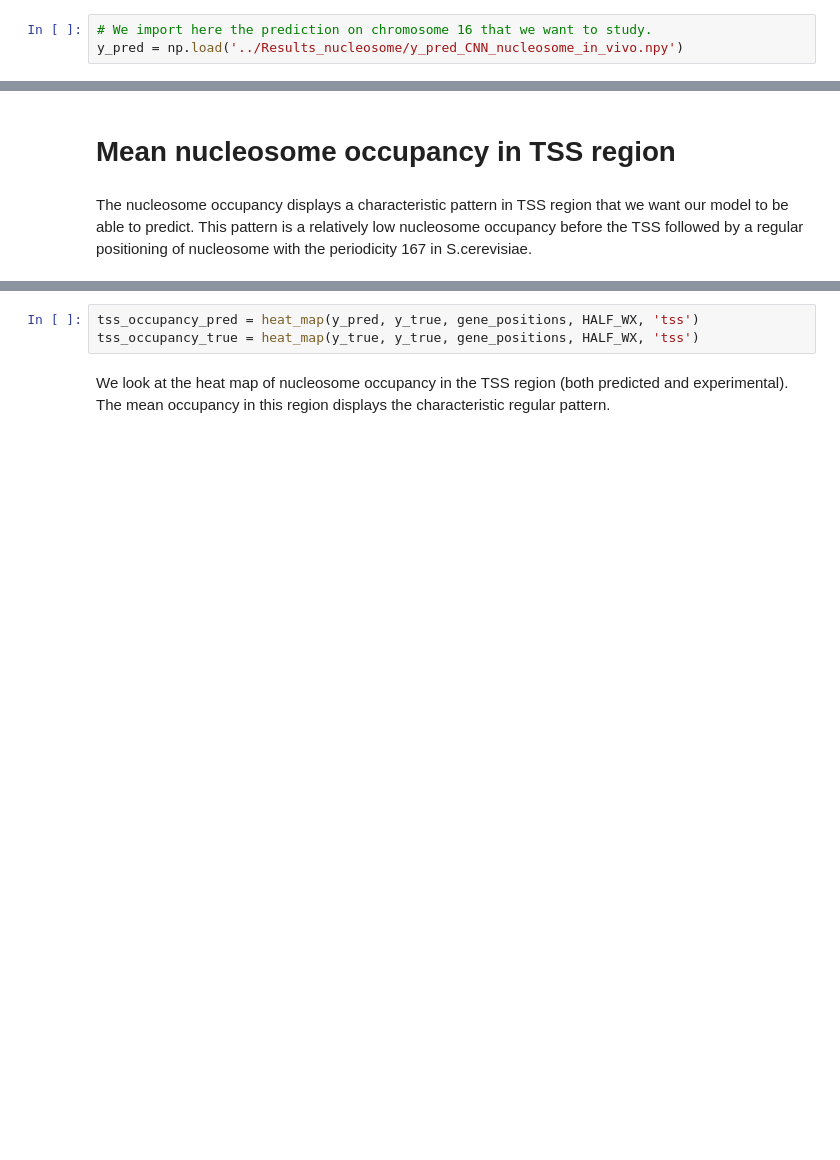
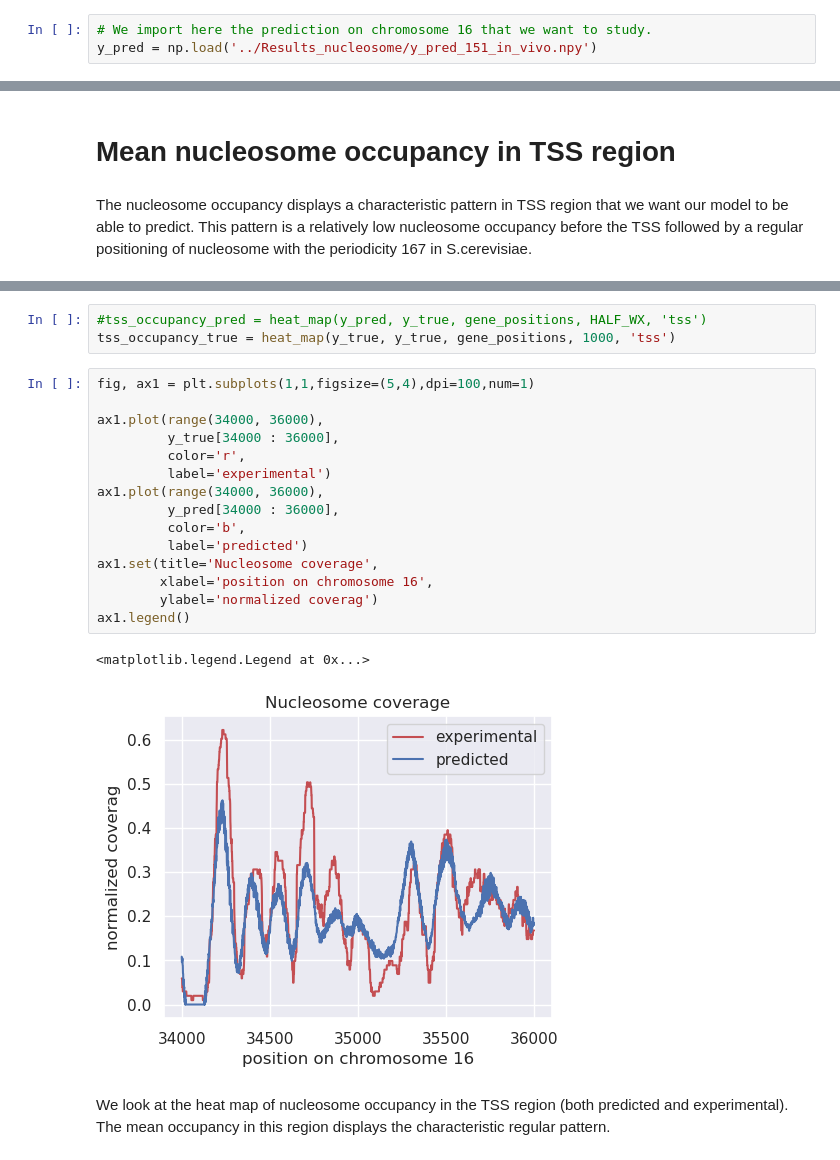
Before and after one commit to etirouthier/NucleosomeDensity, a Jupyter notebook: Programme/Analysis_results_nucleosome.ipynb, the cells around one changed output, grey strips where cells are left out. Drawn from its saved outputs; the diff is of its cells as text; blank space fills up the shorter version.

```diff
--- a/Programme/Analysis_results_nucleosome.ipynb
+++ b/Programme/Analysis_results_nucleosome.ipynb
@@ -50,7 +52,7 @@ def max_norm(y, wx):
 y_true = get_data('Start_data/proba_in_vivo.csv')
 # %%
 # We import here the prediction on chromosome 16 that we want to study.
-y_pred = np.load('../Results_nucleosome/y_pred_CNN_nucleosome_in_vivo.npy')
+y_pred = np.load('../Results_nucleosome/y_pred_151_in_vivo.npy')
 # %% [markdown]
 Applying a moving average for both series
 # %%
@@ -87,6 +99,24 @@ gene_positions.head()
 # %%
-tss_occupancy_pred = heat_map(y_pred, y_true, gene_positions, HALF_WX, 'tss')
-tss_occupancy_true = heat_map(y_true, y_true, gene_positions, HALF_WX, 'tss')
+#tss_occupancy_pred = heat_map(y_pred, y_true, gene_positions, HALF_WX, 'tss')
+tss_occupancy_true = heat_map(y_true, y_true, gene_positions, 1000, 'tss')
+# %%
+fig, ax1 = plt.subplots(1,1,figsize=(5,4),dpi=100,num=1)
+
+ax1.plot(range(34000, 36000),
+         y_true[34000 : 36000],
+         color='r',
+         label='experimental')
+ax1.plot(range(34000, 36000),
+         y_pred[34000 : 36000],
+         color='b',
+         label='predicted')
+ax1.set(title='Nucleosome coverage',
+        xlabel='position on chromosome 16',
+        ylabel='normalized coverag')
+ax1.legend()
+# %% [output]
+<matplotlib.legend.Legend at 0x...>
+[figure, added]
 # %% [markdown]
 We look at the heat map of nucleosome occupancy in the TSS region (both predicted and experimental). The mean occupancy in this region displays the characteristic regular pattern.
 # %%
```
Also changed, not shown: parts of 21 cells of this notebook, 14 other files.
